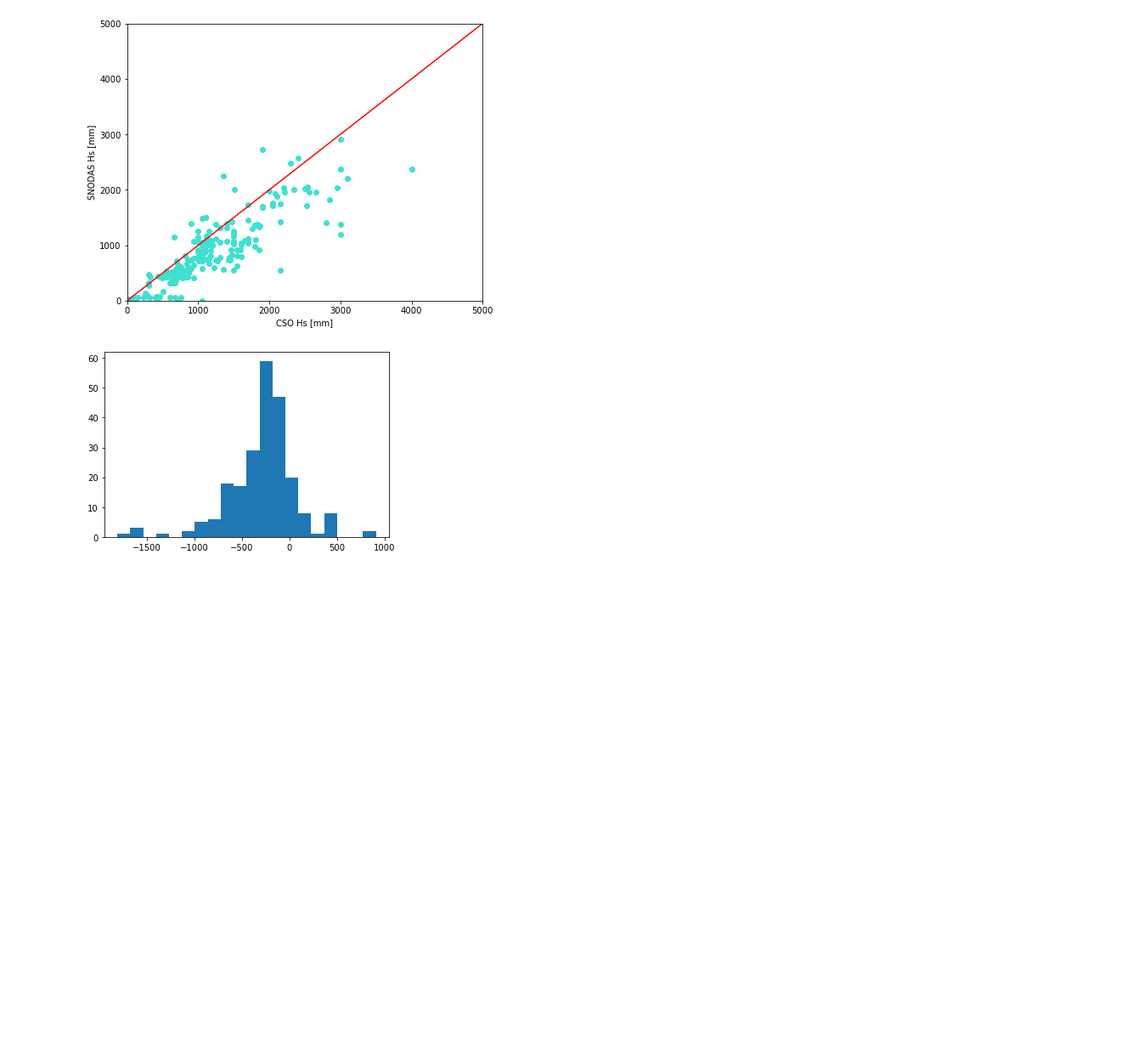
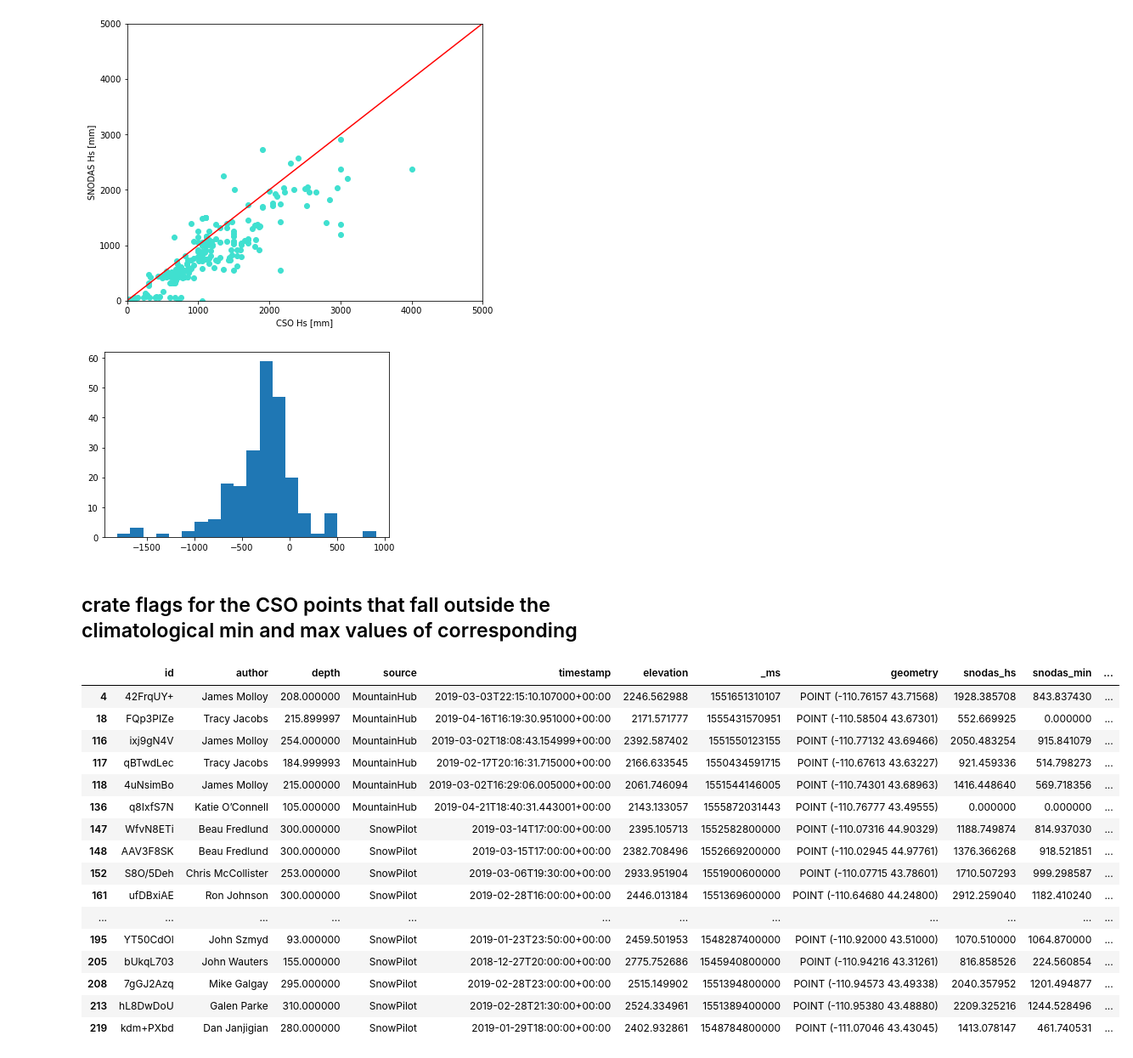
Before and after one commit to snowmodel-tools/preprocess_python, a Jupyter notebook: cso_v_snodas.ipynb, the cells around one changed output. Shown: that part at 85% size. Saved outputs shown, nothing was run; the diff lists cells and outputs as text; code cells hidden in the pictures; blank space fills up the shorter version.

```diff
--- a/cso_v_snodas.ipynb
+++ b/cso_v_snodas.ipynb
@@ -153,3 +164,5 @@ axs.hist(data,bins=20);
 # save geojson
 out = 'CSO_SNODAS.geojson'
 csodf.to_file(out, driver='GeoJSON')
+# %% [markdown]
+## crate flags for the CSO points that fall outside the climatological min and max values of corresponding
@@ -155,0 +179,20 @@ csodf.to_file(out, driver='GeoJSON')
+# %%
+csodf[csodf.qcflag==False]
+# %% [output]
+|  | id | author | depth | source | timestamp | elevation | _ms | geometry | snodas_hs | snodas_min | ... |
+| 4 | 42FrqUY+ | James Molloy | 208.000000 | MountainHub | 2019-03-03T22:15:10.107000+00:00 | 2246.562988 | 1551651310107 | POINT (-110.76157 43.71568) | 1928.385708 | 843.837430 | ... |
+| 18 | FQp3PIZe | Tracy Jacobs | 215.899997 | MountainHub | 2019-04-16T16:19:30.951000+00:00 | 2171.571777 | 1555431570951 | POINT (-110.58504 43.67301) | 552.669925 | 0.000000 | ... |
+| 116 | ixj9gN4V | James Molloy | 254.000000 | MountainHub | 2019-03-02T18:08:43.154999+00:00 | 2392.587402 | 1551550123155 | POINT (-110.77132 43.69466) | 2050.483254 | 915.841079 | ... |
+| 117 | qBTwdLec | Tracy Jacobs | 184.999993 | MountainHub | 2019-02-17T20:16:31.715000+00:00 | 2166.633545 | 1550434591715 | POINT (-110.67613 43.63227) | 921.459336 | 514.798273 | ... |
+| 118 | 4uNsimBo | James Molloy | 215.000000 | MountainHub | 2019-03-02T16:29:06.005000+00:00 | 2061.746094 | 1551544146005 | POINT (-110.74301 43.68963) | 1416.448640 | 569.718356 | ... |
+| 136 | q8IxfS7N | Katie O’Connell | 105.000000 | MountainHub | 2019-04-21T18:40:31.443001+00:00 | 2143.133057 | 1555872031443 | POINT (-110.76777 43.49555) | 0.000000 | 0.000000 | ... |
+| 147 | WfvN8ETi | Beau Fredlund | 300.000000 | SnowPilot | 2019-03-14T17:00:00+00:00 | 2395.105713 | 1552582800000 | POINT (-110.07316 44.90329) | 1188.749874 | 814.937030 | ... |
+| 148 | AAV3F8SK | Beau Fredlund | 300.000000 | SnowPilot | 2019-03-15T17:00:00+00:00 | 2382.708496 | 1552669200000 | POINT (-110.02945 44.97761) | 1376.366268 | 918.521851 | ... |
+| 152 | S8O/5Deh | Chris McCollister | 253.000000 | SnowPilot | 2019-03-06T19:30:00+00:00 | 2933.951904 | 1551900600000 | POINT (-110.07715 43.78601) | 1710.507293 | 999.298587 | ... |
+| 161 | ufDBxiAE | Ron Johnson | 300.000000 | SnowPilot | 2019-02-28T16:00:00+00:00 | 2446.013184 | 1551369600000 | POINT (-110.64680 44.24800) | 2912.259040 | 1182.410240 | ... |
+| ... | ... | ... | ... | ... | ... | ... | ... | ... | ... | ... | ... |
+| 195 | YT50CdOl | John Szmyd | 93.000000 | SnowPilot | 2019-01-23T23:50:00+00:00 | 2459.501953 | 1548287400000 | POINT (-110.92000 43.51000) | 1070.510000 | 1064.870000 | ... |
+| 205 | bUkqL703 | John Wauters | 155.000000 | SnowPilot | 2018-12-27T20:00:00+00:00 | 2775.752686 | 1545940800000 | POINT (-110.94216 43.31261) | 816.858526 | 224.560854 | ... |
+| 208 | 7gGJ2Azq | Mike Galgay | 295.000000 | SnowPilot | 2019-02-28T23:00:00+00:00 | 2515.149902 | 1551394800000 | POINT (-110.94573 43.49338) | 2040.357952 | 1201.494877 | ... |
+| 213 | hL8DwDoU | Galen Parke | 310.000000 | SnowPilot | 2019-02-28T21:30:00+00:00 | 2524.334961 | 1551389400000 | POINT (-110.95380 43.48880) | 2209.325216 | 1244.528496 | ... |
+| 219 | kdm+PXbd | Dan Janjigian | 280.000000 | SnowPilot | 2019-01-29T18:00:00+00:00 | 2402.932861 | 1548784800000 | POINT (-111.07046 43.43045) | 1413.078147 | 461.740531 | ... |
```
Also changed, not shown: parts of 10 cells of this notebook.
